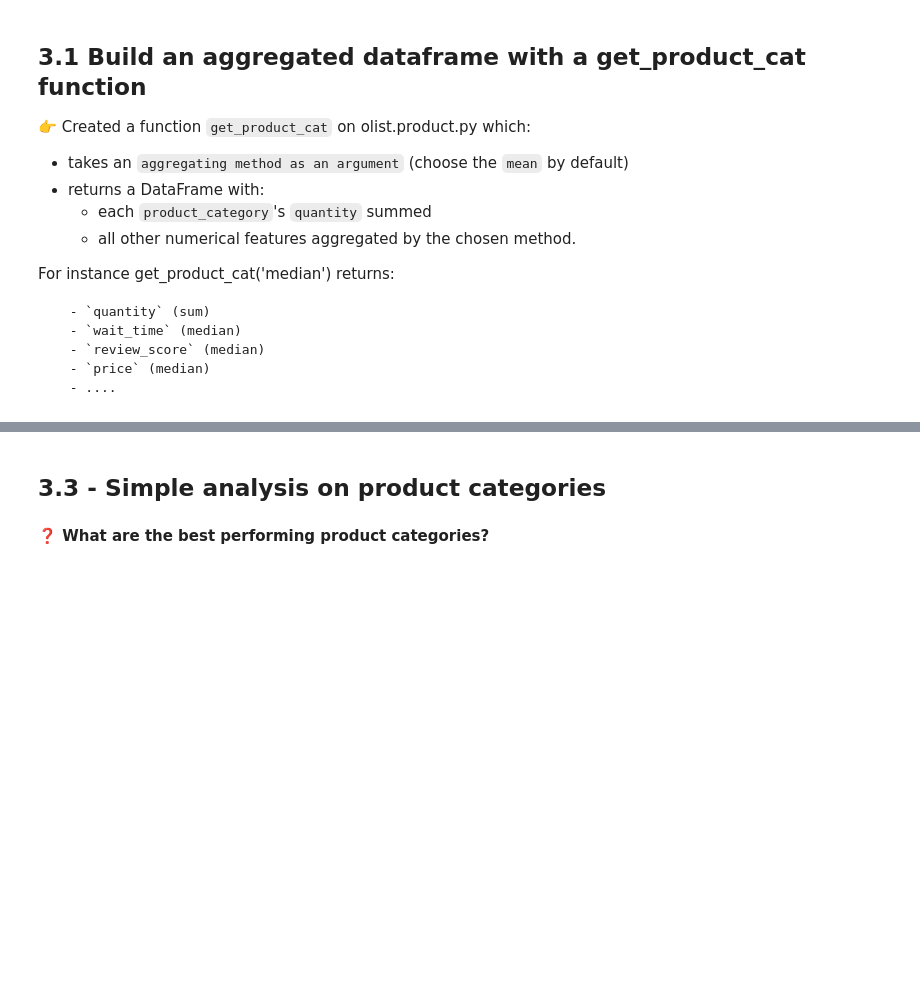
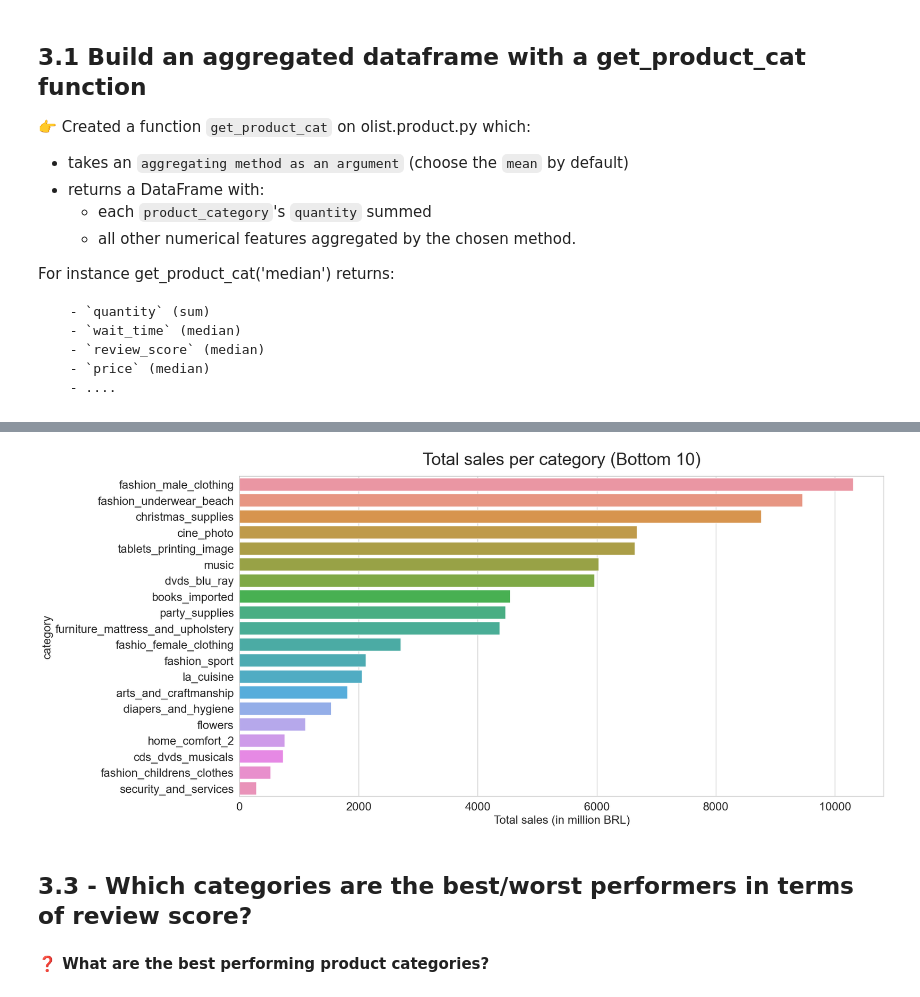
Before and after one commit to emiliasato/ecommerce-analysis, a Jupyter notebook: notebooks/EDA-products.ipynb, the cells around one changed output, grey strips where cells are left out. Drawn from its saved outputs; the diff is of its cells as text; code cells hidden in the pictures; blank space fills up the shorter version.

```diff
--- a/notebooks/EDA-products.ipynb
+++ b/notebooks/EDA-products.ipynb
@@ -293,0 +383,4 @@ product_cat.head()
+# %%
+bottom_20_sales = product_cat.loc[:,['category','sales']].\
+                sort_values(by='sales',ascending=False).tail(20)
+bottom_20_sales
@@ -294,5 +405,18 @@ product_cat.head()
+# %%
+sns.set_theme(style="whitegrid")
+plt.figure(figsize = (20,10))
+sns.barplot(y = bottom_20_sales['category'],x=bottom_20_sales['sales'])
+plt.title('Total sales per category (Bottom 10)', fontsize = 30, pad = 20)
+
+plt.xlabel('Total sales (in million BRL)',fontsize=20)
+plt.ylabel('category',fontsize=20)
+
+plt.xticks(fontsize=20)
+plt.yticks(fontsize=20);
+# %% [output]
+[figure, added]
 # %% [markdown]
-## 3.3 - Simple analysis on product categories
+## 3.3 - Which categories are the best/worst performers in terms of review score?
 # %% [markdown]
 **❓ What are the best performing product categories?**
 # %%
```
Also changed, not shown: parts of 15 cells of this notebook, 4 other files.
